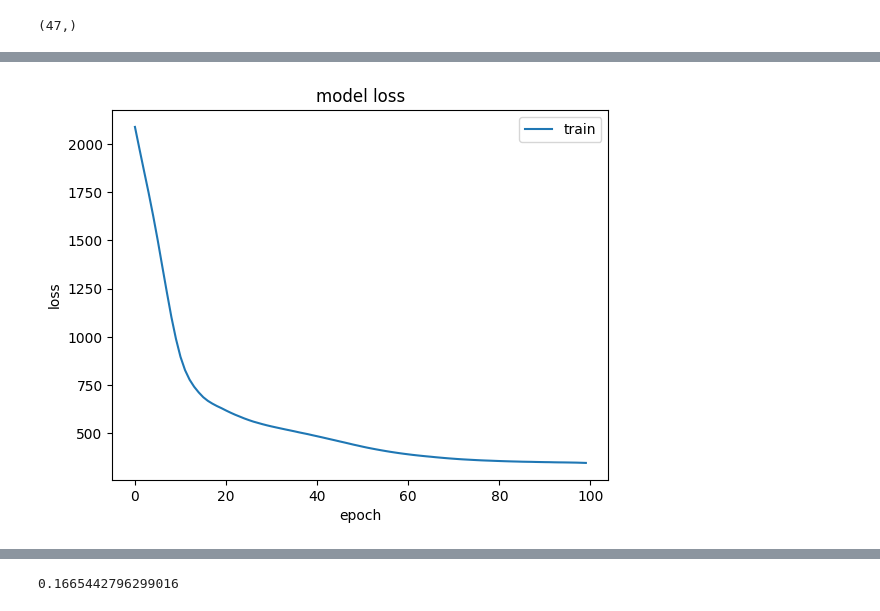
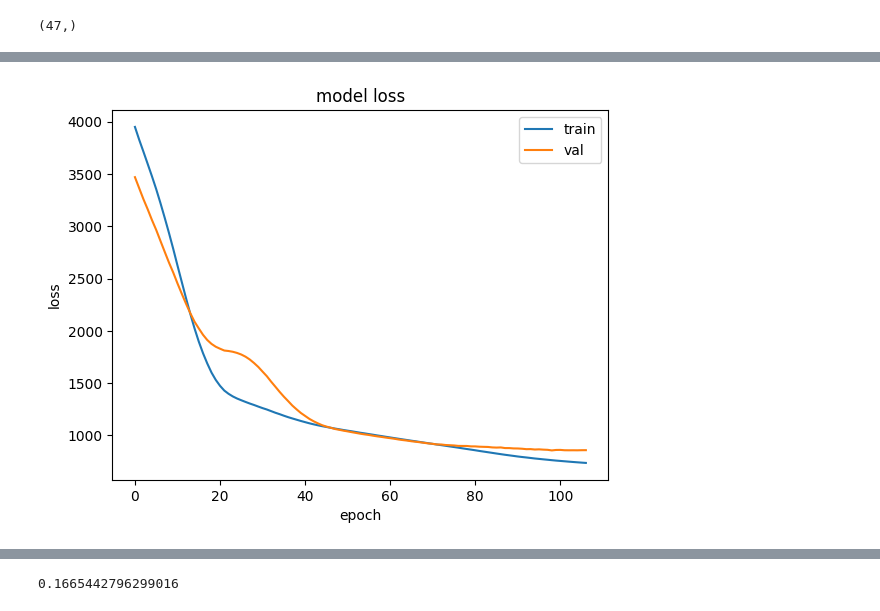
Before and after one commit to anjalianand10/VariationalAutoencodersForAnomalyDetection, a Jupyter notebook: VAE_for_NAB_Data.ipynb, the cells around one changed output, grey strips where cells are left out. Cells and saved outputs as stored; diff of their text form; code cells hidden in the pictures.

```diff
--- a/VAE_for_NAB_Data.ipynb
+++ b/VAE_for_NAB_Data.ipynb
@@ -164,7 +168,8 @@ Index(['value', 'label', 'hour_min', 'gap_holiday', 't', 'day_0', 'day_1',
 # %%
 # Splitting to train and test
 test_ratio = 0.3
-tr_data = data.iloc[int(len(data) * 0.25): int(len(data) * (1 - test_ratio))]
+start = 0       # or int(len(data) * 0.25 )  # or 0
+tr_data = data.iloc[start: int(len(data) * (1 - test_ratio))]
 tst_data = data.iloc[int(len(data) * (1 - test_ratio)) :]
 # %%
 scaler = preprocessing.StandardScaler().fit(tr_data[cont_vars])
@@ -251,13 +256,13 @@ class VAELossLayer(tf.keras.layers.Layer):
         super(VAELossLayer, self).__init__(**kwargs)
 
     def call(self, inputs):
-        x, x_decoded_mean, z_mean, z_log_var, beta = inputs
+        x, x_decoded_mean, z_mean, z_log_var = inputs
         # compute the average MSE error, then scale it up, i.e. simply sum on all axes
         reconstruction_loss = tf.reduce_sum(tf.square(x - x_decoded_mean))
         # compute the KL loss
         kl_loss = - 0.5 * tf.reduce_sum(1 + z_log_var - tf.square(z_mean) - tf.exp(z_log_var), axis=-1)
         # return the average loss over all
-        total_loss = tf.reduce_mean(reconstruction_loss + beta*kl_loss)
+        total_loss = tf.reduce_mean(reconstruction_loss + kl_loss)
         self.add_loss(total_loss)
         return x  # Dummy output
 # %%
@@ -343,6 +344,6 @@ outputs = Dense(original_dim, activation='sigmoid')(x)
 decoder = Model(latent_inputs, outputs, name='decoder')
 
 outputs = decoder(encoder(inputs))
-vae_loss_layer = VAELossLayer()([inputs, outputs, z_mean, z_log_var, beta])
+vae_loss_layer = VAELossLayer()([inputs, outputs, z_mean, z_log_var])
 
 vae_model = Model(inputs, [outputs, vae_loss_layer], name='vae_mlp')
@@ -357,7 +356,9 @@ vae_model.summary()
 # Finally, we train the model:
 results = vae_model.fit(train,train,
                         shuffle=True,
-                        epochs=100,
-                        batch_size=128)
+                        epochs=1000,
+                        batch_size=256,
+                        validation_split=0.25,
+                        callbacks=[tf.keras.callbacks.EarlyStopping(patience=8, restore_best_weights=True)])
 # %% [output]
 Model: "vae_mlp"
@@ -380,13 +402,13 @@ Epoch 100/100
 # %%
 plt.plot(results.history['loss'])
-#plt.plot(results.history['val_loss'])
+plt.plot(results.history['val_loss'])
 plt.title('model loss')
 plt.ylabel('loss')
 plt.xlabel('epoch')
-plt.legend(['train', 'test'], loc='upper right');
+plt.legend(['train', 'val'], loc='upper right')
 plt.show()
 # %% [output]
-[figure, old version]
+[figure, new version]
 # %%
 train_pred = vae_model.predict(train)[0]
 # %% [output]
```
Also changed, not shown: parts of 26 cells of this notebook.
